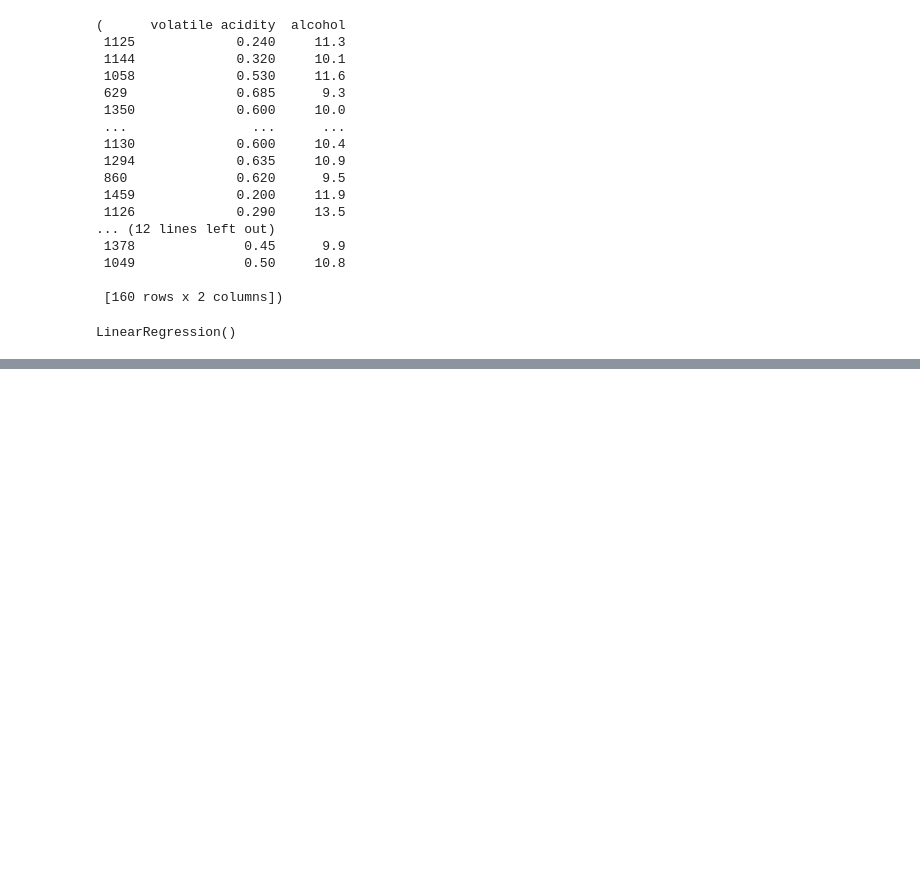
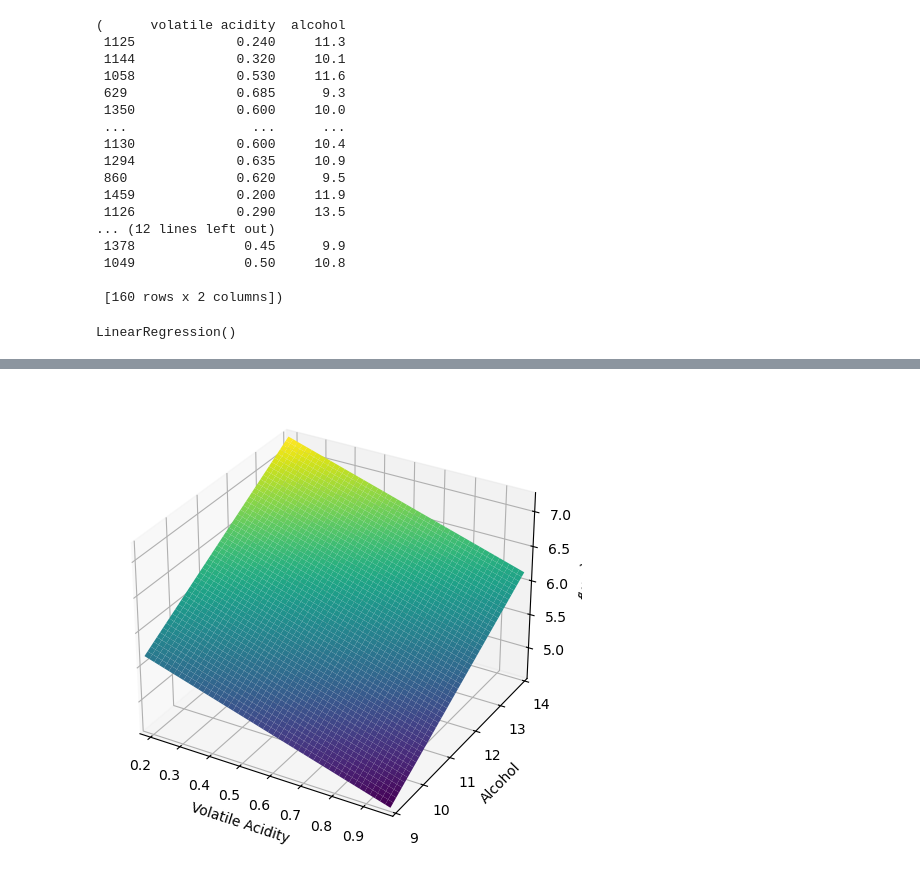
Before and after one commit to Jaen-923/2024-AISecurity, a Jupyter notebook: 회귀분석 통계형 모델 실습.ipynb, the cells around one changed output, grey strips where cells are left out. Cells and saved outputs as stored; diff of their text form; code cells hidden in the pictures; blank space fills up the shorter version.

```diff
--- a/회귀분석 통계형 모델 실습.ipynb
+++ b/회귀분석 통계형 모델 실습.ipynb
@@ -164,0 +162,16 @@ plt.show()
+# %%
+from sympy import symbols
+from sympy.plotting import plot3d
+
+x, y = symbols('x y')
+
+w1, w2 = model.coef_
+b = model.intercept_
+regression_equation = w1 * x + w2 * y + b
+
+p4 = plot3d(regression_equation, (x, X_test['volatile acidity'].min(), X_test['volatile acidity'].max()),
+            (y, X_test['alcohol'].min(), X_test['alcohol'].max()), xlabel='Volatile Acidity', ylabel='Alcohol', show=False)
+
+p4.show()
+# %% [output]
+[figure, added]
```
Also changed, not shown: parts of 6 cells of this notebook.
